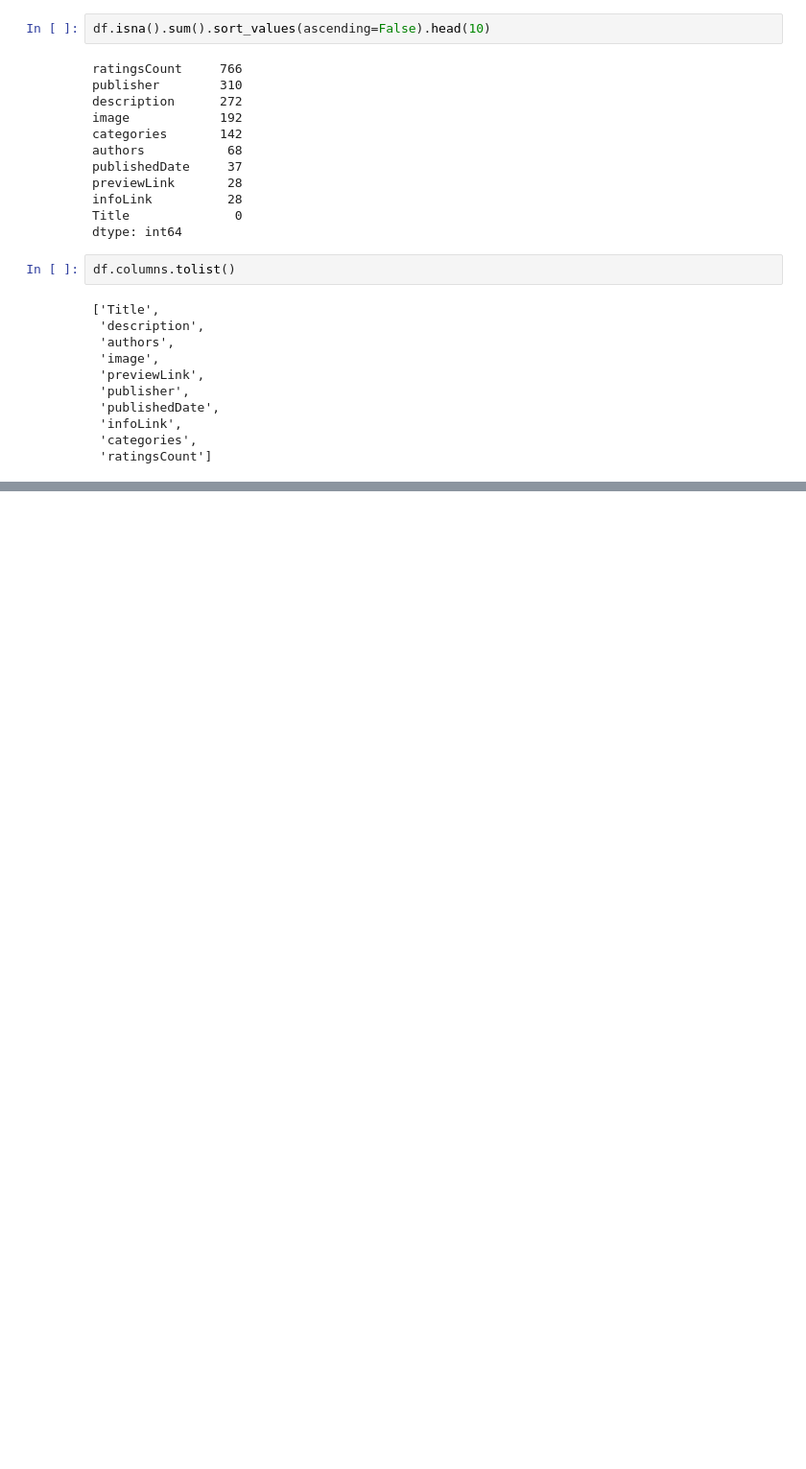
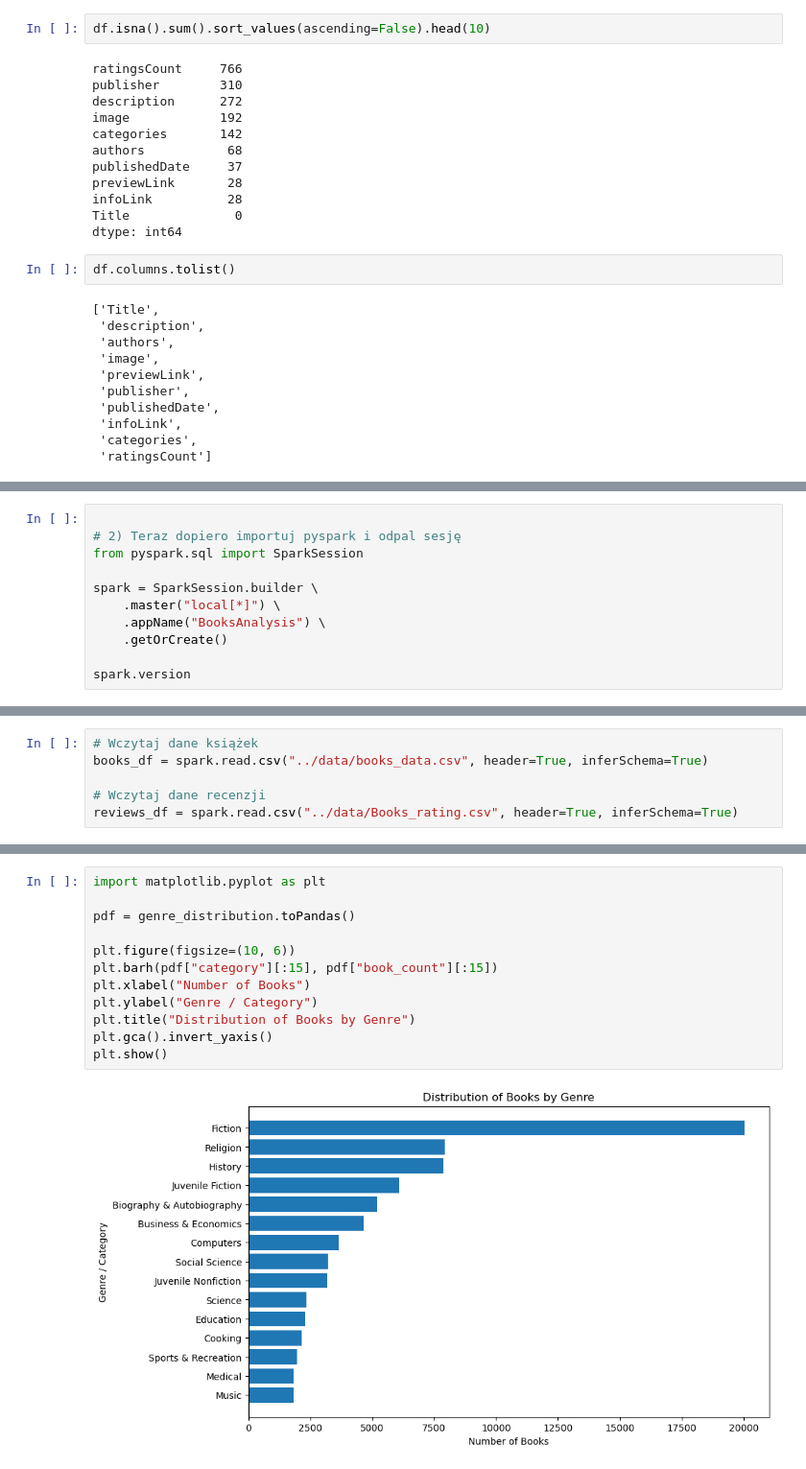
Before and after one commit to emilia-sobolewska/data-mining-amazon-books, a Jupyter notebook: notebooks/01_data_download.ipynb, the cells around one changed output, grey strips where cells are left out. Shown at 96% size. Saved outputs shown, nothing was run; the diff lists cells and outputs as text; blank space fills up the shorter version.

Commit message:
Update 01_data_download.ipynb with new analysis

```diff
--- a/notebooks/01_data_download.ipynb
+++ b/notebooks/01_data_download.ipynb
@@ -123,0 +162,11 @@ df.columns.tolist()
+# %%
+
+# 2) Teraz dopiero importuj pyspark i odpal sesję
+from pyspark.sql import SparkSession
+
+spark = SparkSession.builder \
+    .master("local[*]") \
+    .appName("BooksAnalysis") \
+    .getOrCreate()
+
+spark.version
@@ -123,0 +180,6 @@ df.columns.tolist()
+# %%
+# Wczytaj dane książek
+books_df = spark.read.csv("../data/books_data.csv", header=True, inferSchema=True)
+
+# Wczytaj dane recenzji
+reviews_df = spark.read.csv("../data/Books_rating.csv", header=True, inferSchema=True)
@@ -123,0 +282,14 @@ df.columns.tolist()
+# %%
+import matplotlib.pyplot as plt
+
+pdf = genre_distribution.toPandas()
+
+plt.figure(figsize=(10, 6))
+plt.barh(pdf["category"][:15], pdf["book_count"][:15])
+plt.xlabel("Number of Books")
+plt.ylabel("Genre / Category")
+plt.title("Distribution of Books by Genre")
+plt.gca().invert_yaxis()
+plt.show()
+# %% [output]
+[figure, added]
```
Also changed, not shown: parts of 17 cells of this notebook.
